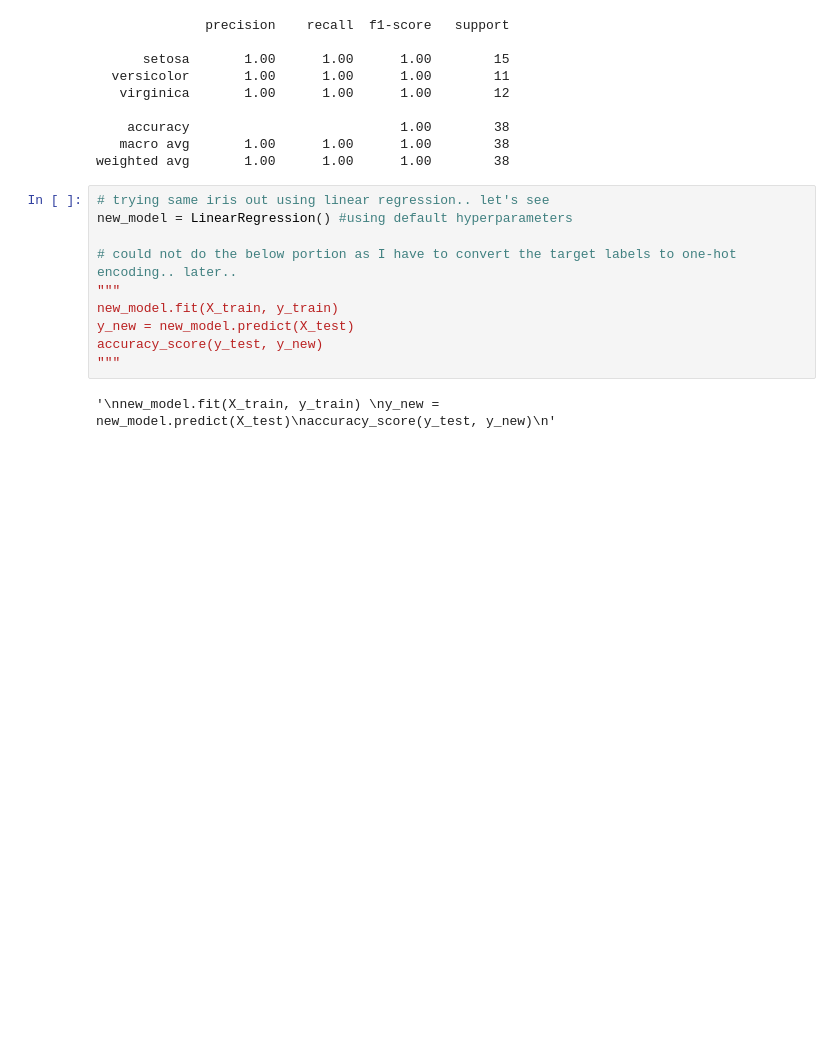
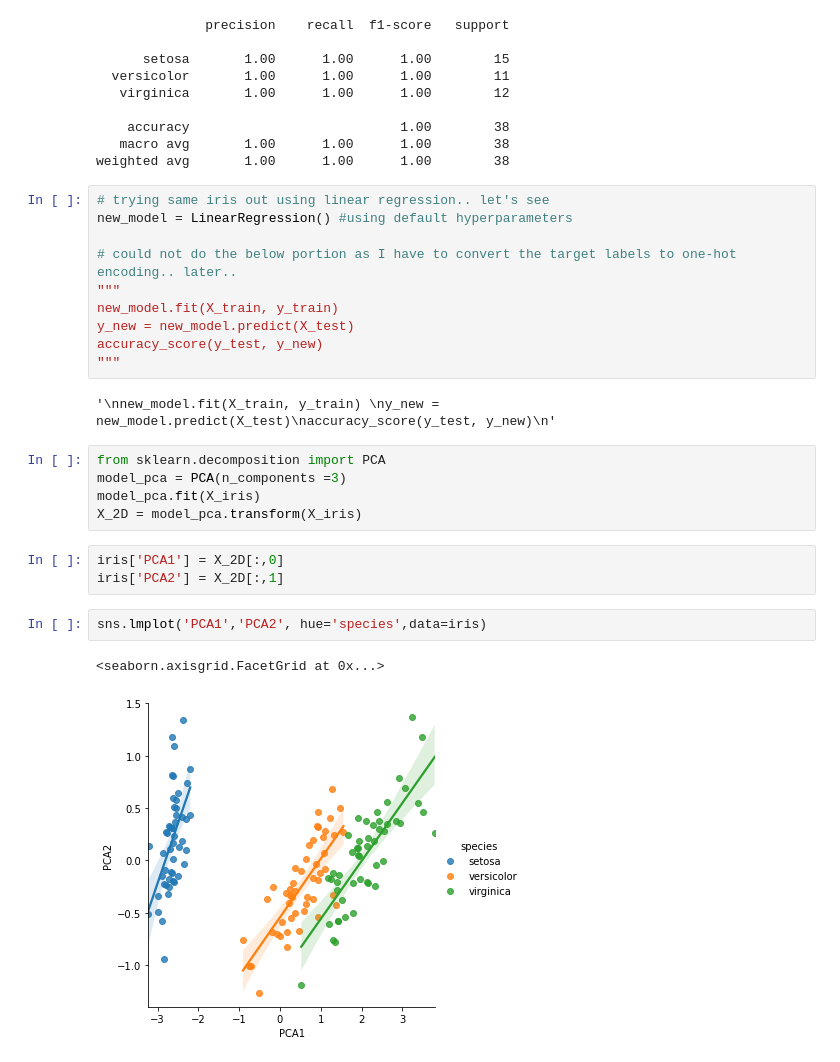
Before and after one commit to amit1476/myUbuntuRep, a Jupyter notebook: Ultra_ch5_ml.ipynb, the cells around one changed output. Drawn from its saved outputs; the diff is of its cells as text; blank space fills up the shorter version.

```diff
--- a/Ultra_ch5_ml.ipynb
+++ b/Ultra_ch5_ml.ipynb
@@ -139,3 +176,16 @@ accuracy_score(y_test, y_new)
 """
 # %% [output]
 '\nnew_model.fit(X_train, y_train) \ny_new = new_model.predict(X_test)\naccuracy_score(y_test, y_new)\n'
+# %%
+from sklearn.decomposition import PCA
+model_pca = PCA(n_components =3)
+model_pca.fit(X_iris)
+X_2D = model_pca.transform(X_iris)
+# %%
+iris['PCA1'] = X_2D[:,0]
+iris['PCA2'] = X_2D[:,1]
+# %%
+sns.lmplot('PCA1','PCA2', hue='species',data=iris)
+# %% [output]
+<seaborn.axisgrid.FacetGrid at 0x...>
+[figure, added]
```
Also changed, not shown: parts of 32 cells of this notebook.
